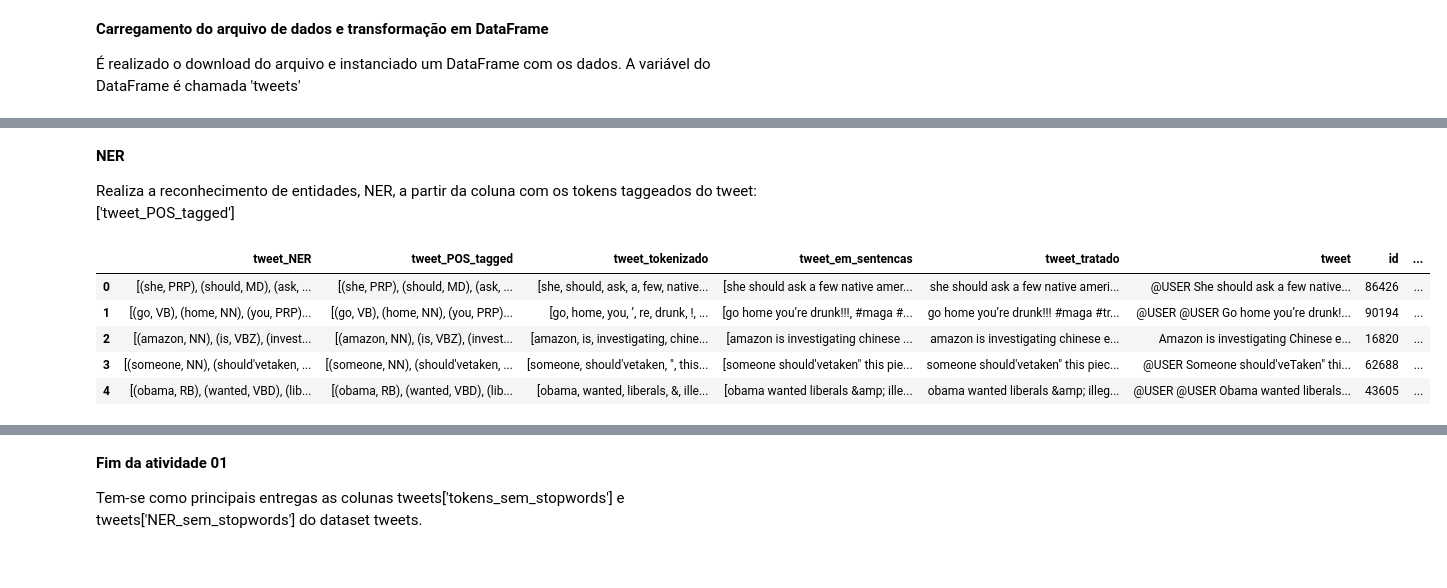
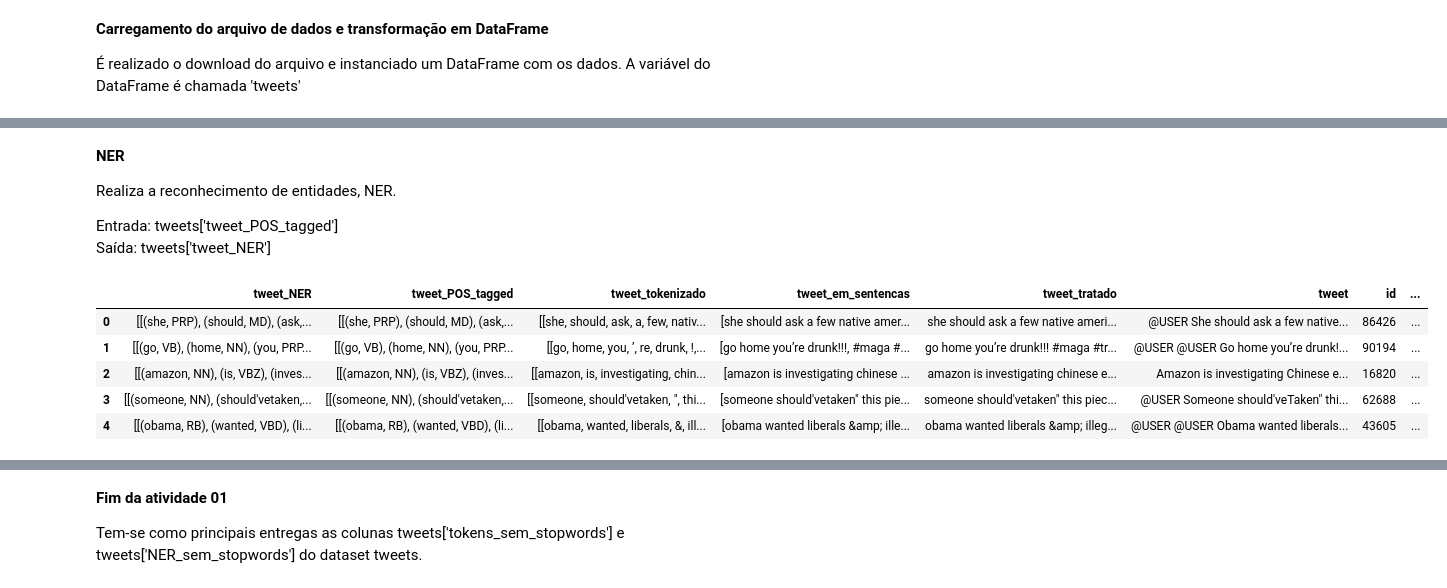
Before and after one commit to eduardodut/Mineracao_dados_textos_web, a Jupyter notebook: projeto01_equipe01_entrega18052020.ipynb, the cells around one changed output, grey strips where cells are left out. Saved outputs shown, nothing was run; the diff lists cells and outputs as text; code cells hidden in the pictures.

```diff
--- a/projeto01_equipe01_entrega18052020.ipynb
+++ b/projeto01_equipe01_entrega18052020.ipynb
@@ -193,0 +228,28 @@ tweets[tweets.columns[::-1]].head()
+# %%
+from nltk.chunk import conlltags2tree, tree2conlltags
+
+pattern = 'NP: {<DT>?<JJ>*<NN>}'
+pattern1 = 'NP: {<DT>?<JJ>*<NN.*>*}'
+pattern2 = 'NP: {<DT><NN.*><.*>*<NN.*>}'
+
+def chunker(lista_tweets_pos_tagged):
+
+  lista_saida = []
+
+  pattern = 'NP: {<DT>?<JJ>*<NN>}'
+  pattern1 = 'NP: {<DT>?<JJ>*<NN.*>*}'
+  pattern2 = 'NP: {<DT><NN.*><.*>*<NN.*>}'
+
+
+  for lista in lista_tweets_pos_tagged:
+    cp = nltk.RegexpParser(pattern1)
+    cs = cp.parse(lista)
+    iob_tagged = tree2conlltags(cs)
+
+    lista_saida.append(iob_tagged)
+  return lista_saida
+
+
+tweets['tweet_chunked'] = tweets['tweet_POS_tagged'].apply(chunker)
+
+tweets[tweets.columns[::-1]].head()
@@ -194,29 +263,40 @@ tweets[tweets.columns[::-1]].head()
 # %% [markdown]
 <b> NER </b>
 
-Realiza a reconhecimento de entidades, NER, a partir da coluna com os tokens taggeados do tweet: ['tweet_POS_tagged']
+Realiza a reconhecimento de entidades, NER.
+
+Entrada: tweets['tweet_POS_tagged']<br/>
+Saída: tweets['tweet_NER']
 # %%
 from nltk.tag import pos_tag
 from nltk.chunk import conlltags2tree, tree2conlltags
 from pprint import pprint
 from nltk.chunk.regexp import ChunkString, ChunkRule, ChinkRule
 from nltk.tree import Tree
 from contextlib import redirect_stdout
 import os
 
 with redirect_stdout(open(os.devnull, "w")):
     nltk.download('maxent_ne_chunker')
     nltk.download('words')
 
-tweets['tweet_NER'] = tweets['tweet_POS_tagged'].apply(nltk.ne_chunk)
+def ner(lista_tokens_taggeados):
+  lista_tokens_ner = []
+  for lista in lista_tokens_taggeados:
+    lista_tokens_ner.append(nltk.ne_chunk(lista))
+
+  return lista_tokens_ner
+
+
+tweets['tweet_NER'] = tweets['tweet_POS_tagged'].apply(ner)
 tweets[tweets.columns[::-1]].head()
 # %% [output]
 |  | tweet_NER | tweet_POS_tagged | tweet_tokenizado | tweet_em_sentencas | tweet_tratado | tweet | id | ... |
-| 0 | [(she, PRP), (should, MD), (ask, ... | [(she, PRP), (should, MD), (ask, ... | [she, should, ask, a, few, native... | [she should ask a few native amer... | she should ask a few native ameri... | @USER She should ask a few native... | 86426 | ... |
-| 1 | [(go, VB), (home, NN), (you, PRP)... | [(go, VB), (home, NN), (you, PRP)... | [go, home, you, ’, re, drunk, !, ... | [go home you’re drunk!!!, #maga #... | go home you’re drunk!!! #maga #tr... | @USER @USER Go home you’re drunk!... | 90194 | ... |
-| 2 | [(amazon, NN), (is, VBZ), (invest... | [(amazon, NN), (is, VBZ), (invest... | [amazon, is, investigating, chine... | [amazon is investigating chinese ... | amazon is investigating chinese e... | Amazon is investigating Chinese e... | 16820 | ... |
-| 3 | [(someone, NN), (should'vetaken, ... | [(someone, NN), (should'vetaken, ... | [someone, should'vetaken, ", this... | [someone should'vetaken" this pie... | someone should'vetaken" this piec... | @USER Someone should'veTaken" thi... | 62688 | ... |
-| 4 | [(obama, RB), (wanted, VBD), (lib... | [(obama, RB), (wanted, VBD), (lib... | [obama, wanted, liberals, &, ille... | [obama wanted liberals &amp; ille... | obama wanted liberals &amp; illeg... | @USER @USER Obama wanted liberals... | 43605 | ... |
+| 0 | [[(she, PRP), (should, MD), (ask,... | [[(she, PRP), (should, MD), (ask,... | [[she, should, ask, a, few, nativ... | [she should ask a few native amer... | she should ask a few native ameri... | @USER She should ask a few native... | 86426 | ... |
+| 1 | [[(go, VB), (home, NN), (you, PRP... | [[(go, VB), (home, NN), (you, PRP... | [[go, home, you, ’, re, drunk, !,... | [go home you’re drunk!!!, #maga #... | go home you’re drunk!!! #maga #tr... | @USER @USER Go home you’re drunk!... | 90194 | ... |
+| 2 | [[(amazon, NN), (is, VBZ), (inves... | [[(amazon, NN), (is, VBZ), (inves... | [[amazon, is, investigating, chin... | [amazon is investigating chinese ... | amazon is investigating chinese e... | Amazon is investigating Chinese e... | 16820 | ... |
+| 3 | [[(someone, NN), (should'vetaken,... | [[(someone, NN), (should'vetaken,... | [[someone, should'vetaken, ", thi... | [someone should'vetaken" this pie... | someone should'vetaken" this piec... | @USER Someone should'veTaken" thi... | 62688 | ... |
+| 4 | [[(obama, RB), (wanted, VBD), (li... | [[(obama, RB), (wanted, VBD), (li... | [[obama, wanted, liberals, &, ill... | [obama wanted liberals &amp; ille... | obama wanted liberals &amp; illeg... | @USER @USER Obama wanted liberals... | 43605 | ... |
 # %% [markdown]
 <b> Remoção de stop words </b>
 
```
Also changed, not shown: parts of 17 cells of this notebook.
